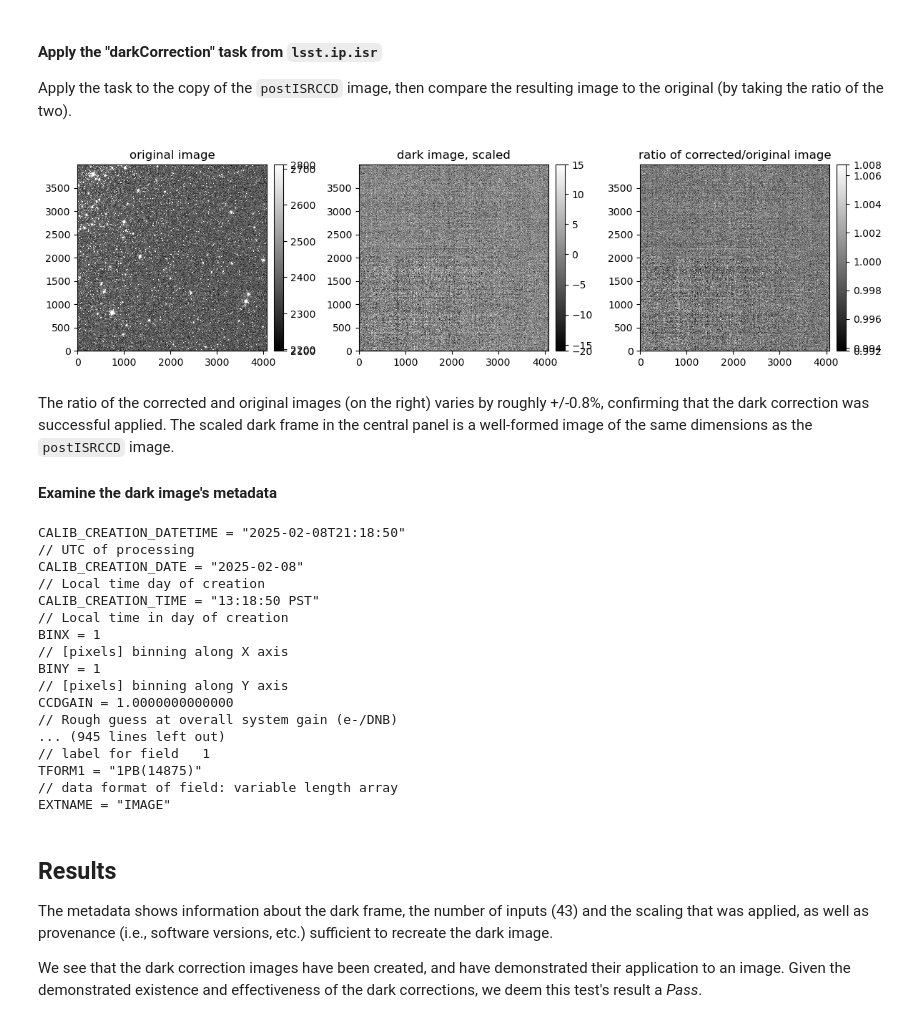
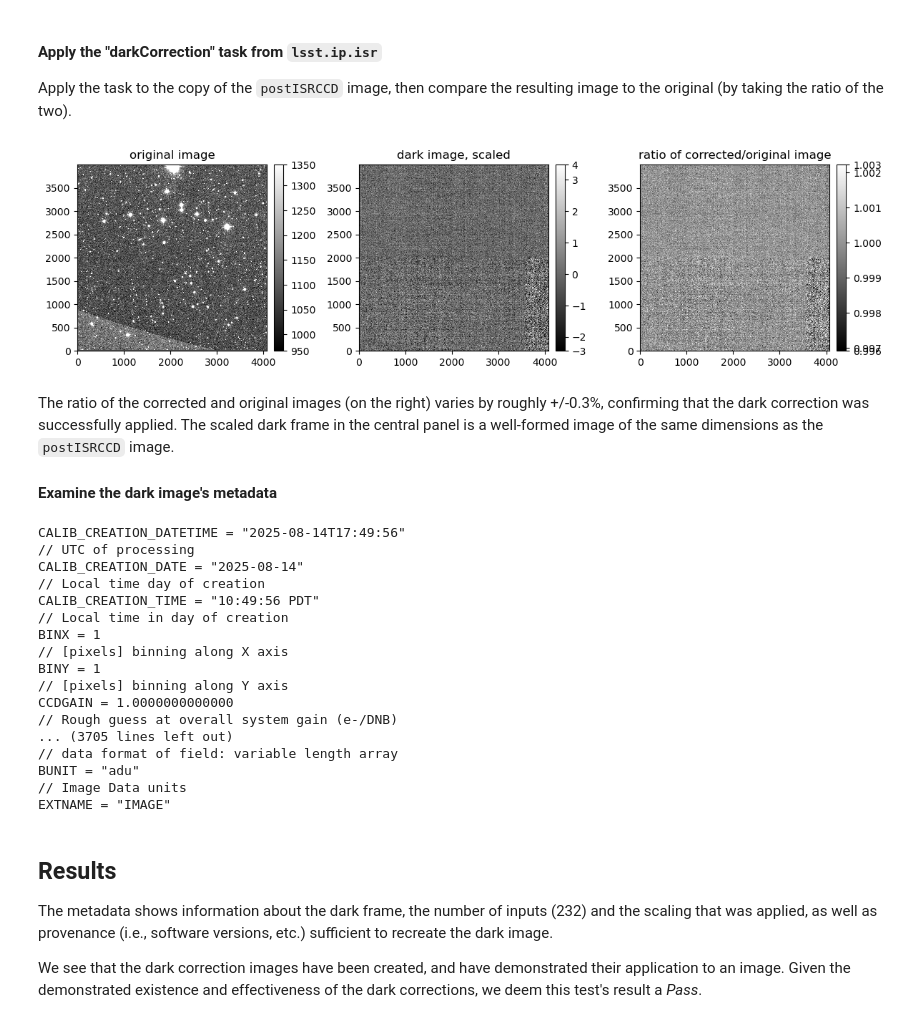
Before and after one commit to lsst-dm/DMTR-412, a Jupyter notebook: notebooks/test_LVV-T1862.ipynb, the cells around one changed output. Cells and saved outputs as stored; diff of their text form; code cells hidden in the pictures.

```diff
--- a/notebooks/test_LVV-T1862.ipynb
+++ b/notebooks/test_LVV-T1862.ipynb
@@ -14,19 +14,19 @@ Initialize the butler, and define the collection (corresponding to w_2025_10 pro
 # %%
-INSTRUMENT = "LSSTComCam"
-COLLECTION = "LSSTComCam/runs/DRP/DP1/w_2025_10/DM-49359"
-butler = Butler("/repo/main")
+INSTRUMENT = "LSSTCam"
+COLLECTION = "LSSTCam/runs/DRP/20250604_20250814/w_2025_33/DM-52202"
+butler = Butler("/repo/embargo")
 # %% [markdown]
 Query the butler for `postISRCCD` images, then select a single dataId and retrieve the image and its associated dark object.
 # %%
-query = butler.query_datasets('postISRCCD', collections=COLLECTION)
+query = butler.query_datasets('post_isr_image', collections=COLLECTION, limit=10)
 # %%
 # Select an image and its dark object:
-postisrccd = butler.get(query[1])
+post_isr_img = butler.get(query[1])
 dark = butler.get("dark", collections=COLLECTION, dataId=query[1].dataId)
 # %% [markdown]
 Make a copy of the image so we can test applying the crosstalk correction to it:
 # %%
-postisrccd_copy = postisrccd.clone()
+post_isr_img_copy = post_isr_img.clone()
 # %% [markdown]
 #### Apply the "darkCorrection" task from `lsst.ip.isr`
 
@@ -39,48 +39,48 @@ darkCorrection(postisrccd_copy.image, dark.image, postisrccd_copy.visitInfo.dark
 # %%
 afwDisplay.setDefaultBackend('matplotlib')
 # %%
-ratio = postisrccd_copy.clone()
-ratio.image /= postisrccd.image
+ratio = post_isr_img_copy.clone()
+ratio.image /= post_isr_img.image
 
 dark_scaled = dark.clone()
-dark_scaled.image *= postisrccd.visitInfo.darkTime/dark.visitInfo.darkTime
+dark_scaled.image *= post_isr_img.visitInfo.darkTime/dark.visitInfo.darkTime
 
 fig, ax = plt.subplots(figsize=(12, 8), nrows=1, ncols=3)
 
 plt.sca(ax[0])
 display0 = afwDisplay.Display(frame=fig)
 display0.scale('linear', 'zscale')
-display0.mtv(postisrccd.image)
+display0.mtv(post_isr_img.image)
 plt.title('original image')
 
 plt.sca(ax[1])
 display1 = afwDisplay.Display(frame=fig)
 display1.scale('linear', 'zscale')
 display1.mtv(dark_scaled.image)
 plt.title('dark image, scaled')
 
 plt.sca(ax[2])
 display2 = afwDisplay.Display(frame=fig)
 display2.scale('linear', 'zscale')
 display2.mtv(ratio.image)
 plt.title('ratio of corrected/original image')
 
 plt.tight_layout()
 plt.show()
 # %% [output]
-[figure, old version]
+[figure, new version]
 # %% [markdown]
-The ratio of the corrected and original images (on the right) varies by roughly +/-0.8%, confirming that the dark correction was successful applied. The scaled dark frame in the central panel is a well-formed image of the same dimensions as the `postISRCCD` image.
+The ratio of the corrected and original images (on the right) varies by roughly +/-0.3%, confirming that the dark correction was successfully applied. The scaled dark frame in the central panel is a well-formed image of the same dimensions as the `postISRCCD` image.
 
 #### Examine the dark image's metadata
 # %%
 dark.metadata
 # %% [output]
-CALIB_CREATION_DATETIME = "2025-02-08T21:18:50"
+CALIB_CREATION_DATETIME = "2025-08-14T17:49:56"
 // UTC of processing
-CALIB_CREATION_DATE = "2025-02-08"
+CALIB_CREATION_DATE = "2025-08-14"
 // Local time day of creation
-CALIB_CREATION_TIME = "13:18:50 PST"
+CALIB_CREATION_TIME = "10:49:56 PDT"
 // Local time in day of creation
 BINX = 1
 // [pixels] binning along X axis
@@ -88,14 +88,14 @@ BINY = 1
 // [pixels] binning along Y axis
 CCDGAIN = 1.0000000000000
 // Rough guess at overall system gain (e-/DNB)
-... (945 lines left out)
-// label for field   1
-TFORM1 = "1PB(14875)"
+... (3705 lines left out)
 // data format of field: variable length array
+BUNIT = "adu"
+// Image Data units
 EXTNAME = "IMAGE"
 # %% [markdown]
 ## Results
 
-The metadata shows information about the dark frame, the number of inputs (43) and the scaling that was applied, as well as provenance (i.e., software versions, etc.) sufficient to recreate the dark image.
+The metadata shows information about the dark frame, the number of inputs (232) and the scaling that was applied, as well as provenance (i.e., software versions, etc.) sufficient to recreate the dark image.
 
 We see that the dark correction images have been created, and have demonstrated their application to an image. Given the demonstrated existence and effectiveness of the dark corrections, we deem this test's result a *Pass*.
```
Also changed, not shown: parts of 3 cells of this notebook.
